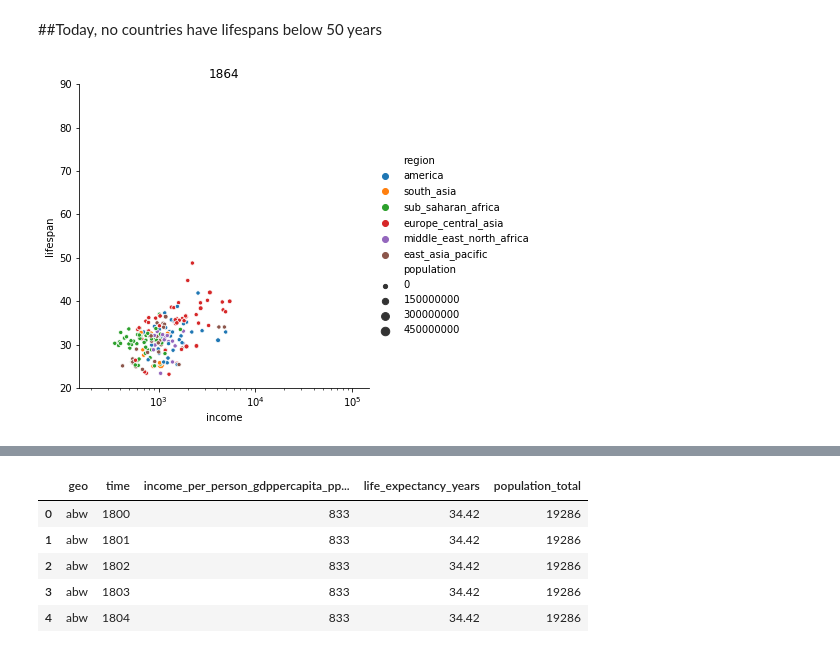
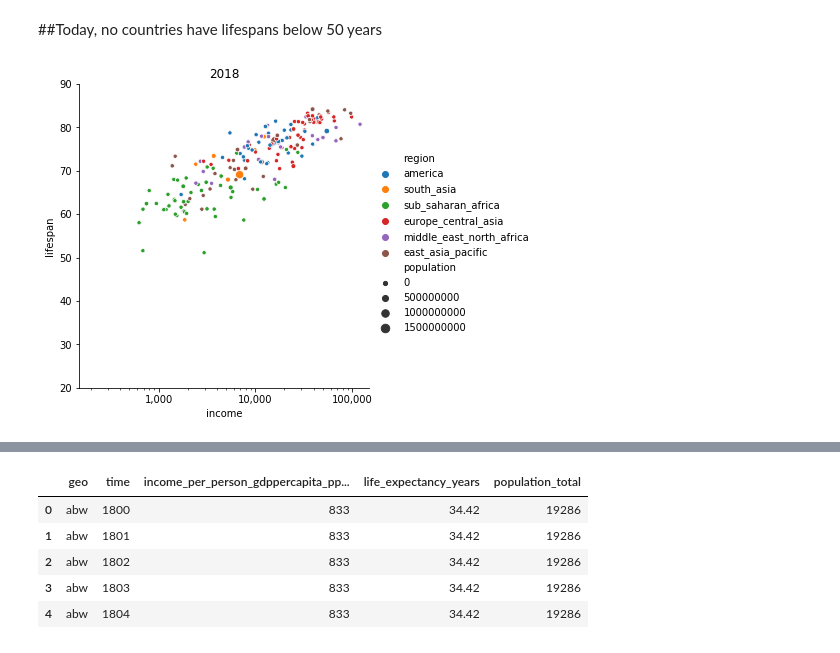
Before and after one commit to bloominstituteoftechnology/DS-Sprint-02-Storytelling-With-Data, a Jupyter notebook: module4-sequence-your-narrative/LS_DS_124_Sequence_your_narrative.ipynb, the cells around one changed output, grey strips where cells are left out. Saved outputs shown, nothing was run; the diff lists cells and outputs as text; code cells hidden in the pictures.

Commit message:
add styles, edit animation plot

```diff
--- a/module4-sequence-your-narrative/LS_DS_124_Sequence_your_narrative.ipynb
+++ b/module4-sequence-your-narrative/LS_DS_124_Sequence_your_narrative.ipynb
@@ -390,16 +345,17 @@ df[(df.year==1918) & (df.lifespan >= 50)]
 # %% [markdown]
 ##Today, no countries have lifespans below 50 years
 # %%
-year = 1864 #@param {type:"slider", min:1800, max:2018, step:1}
-sns.relplot(x='income', y='lifespan', hue='region', size='population',
+year = 2018 #@param {type:"slider", min:1800, max:2018, step:1}
+ax = sns.relplot(x='income', y='lifespan', hue='region', size='population',
             data=df[df.year==year])
 
 plt.xscale('log')
 plt.xlim((150, 150000))
 plt.ylim((20, 90))
 plt.title(year);
+ax.set_xticklabels(['placeholder1','placeholder2','1,000','10,000','100,000']);
 # %% [output]
-[figure, old version]
+[figure, new version]
 # %%
 from google.colab import widgets
 tb = widgets.TabBar([str(year) for year in years])
```
Also changed, not shown: parts of 32 cells of this notebook.
